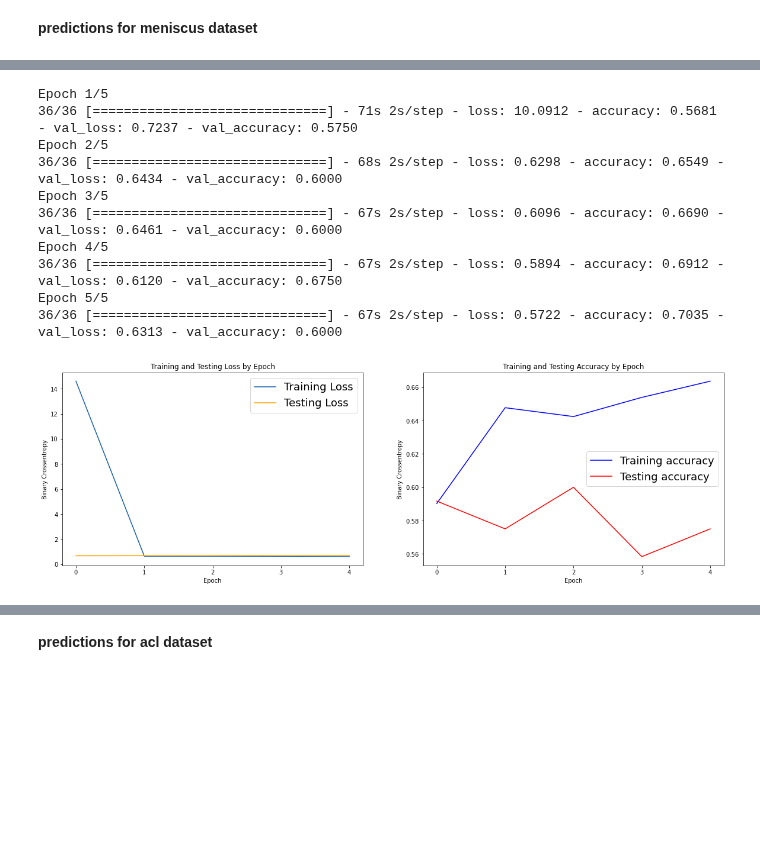
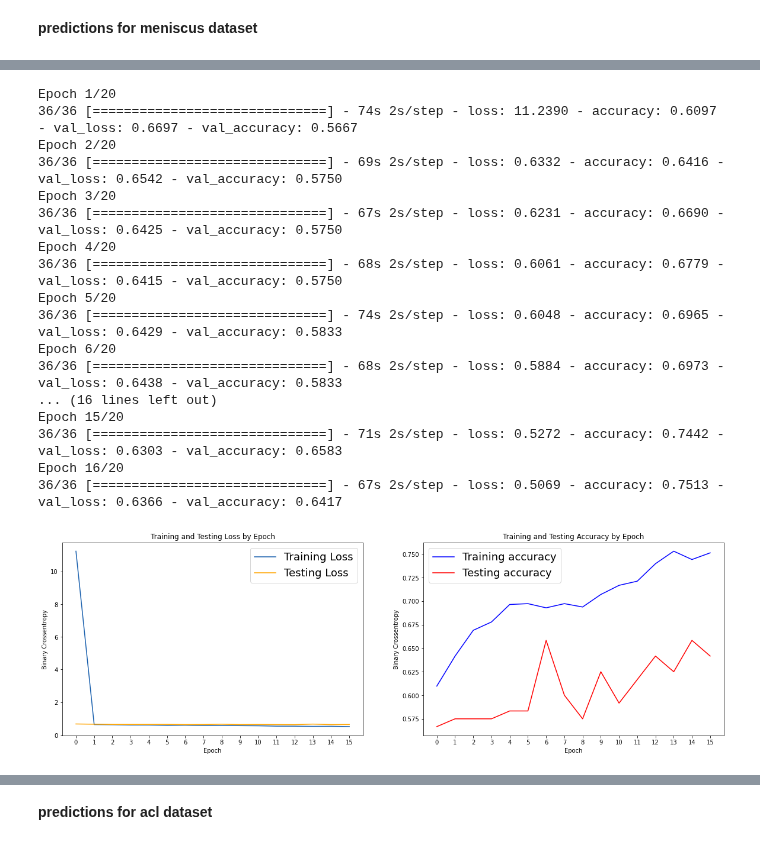
Before and after one commit to doscsy12/knee_mri_proj, a Jupyter notebook: code/Model_building_knee_ownmodel.ipynb, the cells around one changed output, grey strips where cells are left out. Cells and saved outputs as stored; diff of their text form; code cells hidden in the pictures; blank space fills up the shorter version.

```diff
--- a/code/Model_building_knee_ownmodel.ipynb
+++ b/code/Model_building_knee_ownmodel.ipynb
@@ -310,8 +298,7 @@ def model_train(model, model_name, num_epochs, train_data, train_labels, validat
             batch_size=32,
             validation_data=(validation_data, np.array(validation_labels)),
             epochs=num_epochs,
-#             steps_per_epoch = 1096,  # len/batch_size
-#             validation_steps = 116,
+            callbacks = [EarlyStopping(patience=3, monitor = 'val_loss', mode = 'min')],
             verbose=1)
 
     model.save_weights(path)
@@ -442,25 +449,32 @@ Epoch 5/5
 # %%
 # axial plane
-num_epochs=5
+num_epochs=20
 
 cnn_model = build_model()
 axl_men_model, hst_amen = model_train(cnn_model, 'hst_amen', num_epochs, axial_mensicus, axial_mensicus_label, axial_mensicus_val, axial_mensicus_label_val)
 
 # get/plot accuracy
 hst_amen_acc=[]
 hst_amen_acc.append(np.mean(hst_amen.history['val_accuracy']))
-plot_results(hst_cmen)
+plot_results(hst_amen)
 # %% [output]
-Epoch 1/5
-36/36 [==============================] - 71s 2s/step - loss: 10.0912 - accuracy: 0.5681 - val_loss: 0.7237 - val_accuracy: 0.5750
-Epoch 2/5
-36/36 [==============================] - 68s 2s/step - loss: 0.6298 - accuracy: 0.6549 - val_loss: 0.6434 - val_accuracy: 0.6000
-Epoch 3/5
-36/36 [==============================] - 67s 2s/step - loss: 0.6096 - accuracy: 0.6690 - val_loss: 0.6461 - val_accuracy: 0.6000
-Epoch 4/5
-36/36 [==============================] - 67s 2s/step - loss: 0.5894 - accuracy: 0.6912 - val_loss: 0.6120 - val_accuracy: 0.6750
-Epoch 5/5
-36/36 [==============================] - 67s 2s/step - loss: 0.5722 - accuracy: 0.7035 - val_loss: 0.6313 - val_accuracy: 0.6000
+Epoch 1/20
+36/36 [==============================] - 74s 2s/step - loss: 11.2390 - accuracy: 0.6097 - val_loss: 0.6697 - val_accuracy: 0.5667
+Epoch 2/20
+36/36 [==============================] - 69s 2s/step - loss: 0.6332 - accuracy: 0.6416 - val_loss: 0.6542 - val_accuracy: 0.5750
+Epoch 3/20
+36/36 [==============================] - 67s 2s/step - loss: 0.6231 - accuracy: 0.6690 - val_loss: 0.6425 - val_accuracy: 0.5750
+Epoch 4/20
+36/36 [==============================] - 68s 2s/step - loss: 0.6061 - accuracy: 0.6779 - val_loss: 0.6415 - val_accuracy: 0.5750
+Epoch 5/20
+36/36 [==============================] - 74s 2s/step - loss: 0.6048 - accuracy: 0.6965 - val_loss: 0.6429 - val_accuracy: 0.5833
+Epoch 6/20
+36/36 [==============================] - 68s 2s/step - loss: 0.5884 - accuracy: 0.6973 - val_loss: 0.6438 - val_accuracy: 0.5833
+... (16 lines left out)
+Epoch 15/20
+36/36 [==============================] - 71s 2s/step - loss: 0.5272 - accuracy: 0.7442 - val_loss: 0.6303 - val_accuracy: 0.6583
+Epoch 16/20
+36/36 [==============================] - 67s 2s/step - loss: 0.5069 - accuracy: 0.7513 - val_loss: 0.6366 - val_accuracy: 0.6417
-[figure, old version]
+[figure, new version]
 # %%
 # sagittal plane
```
Also changed, not shown: parts of 30 cells of this notebook, 2 other files.
